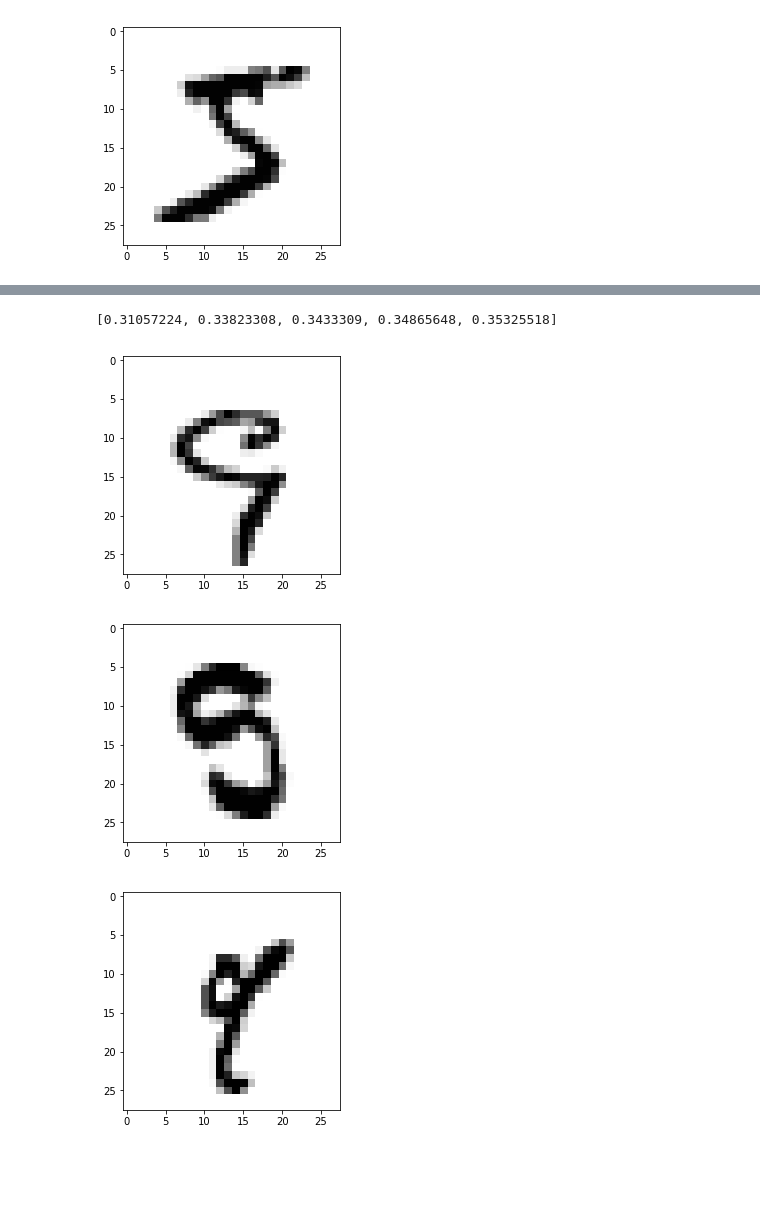
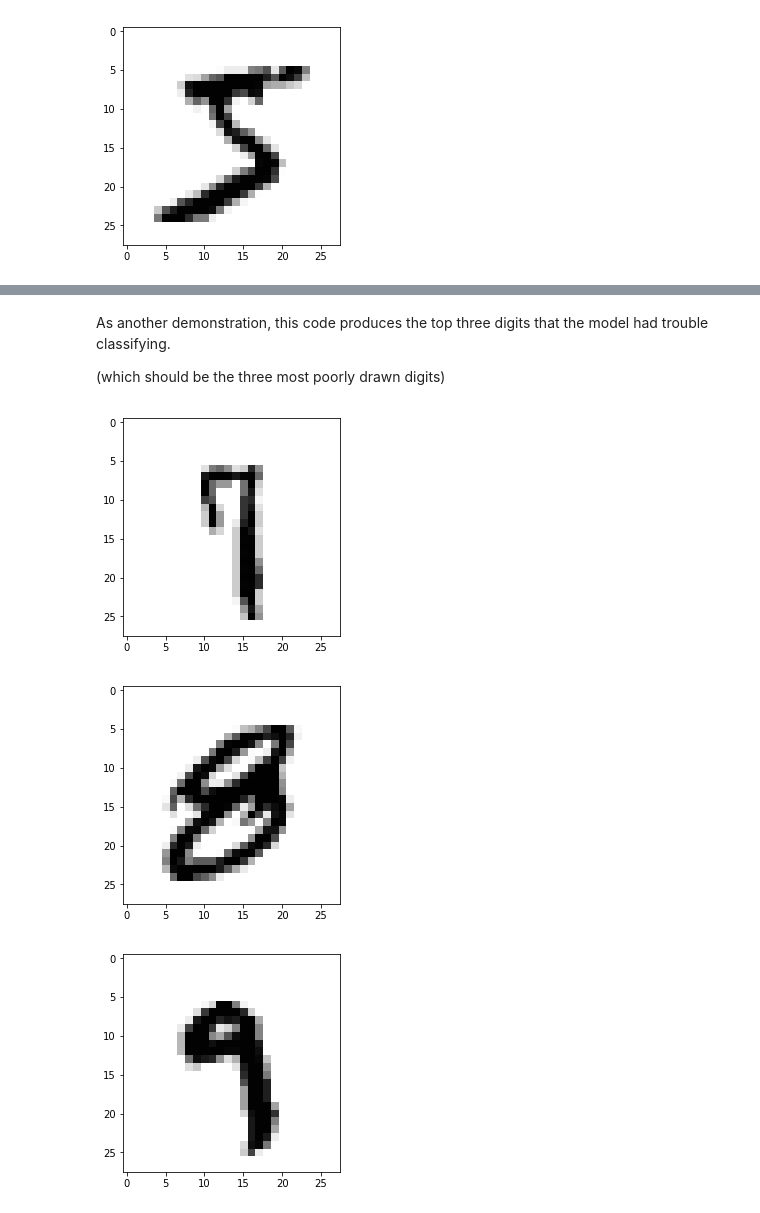
Before and after one commit to Ronan-H/digit-classification, a Jupyter notebook: model/model.ipynb, the cells around one changed output, grey strips where cells are left out. Saved outputs shown, nothing was run; the diff lists cells and outputs as text; code cells hidden in the pictures; blank space fills up the shorter version.

```diff
--- a/model/model.ipynb
+++ b/model/model.ipynb
@@ -135,15 +162,22 @@ predictions = model.predict(x_test)
-# %%
-confidence = [max(p) for p in predictions]
-print(sorted(confidence)[:5])
-confidence_sorted = np.argsort(confidence)
-# %% [output]
-[0.31057224, 0.33823308, 0.3433309, 0.34865648, 0.35325518]
-# %%
-for i in range(3):
-    plt.imshow([255 - i for i in x_test_raw[confidence_sorted[i]]], cmap='gray')
-    plt.show()
-    #"Label: {}".format(y_test_raw[lowest_confidence[i]])
-# %% [output]
-[figure, removed]
-[figure, removed]
-[figure, removed]
+# %% [markdown]
+As another demonstration, this code produces the top three digits that the model had trouble classifying.
+
+(which should be the three most poorly drawn digits)
+# %%
+# get predictions for each digit in the test set
+# (this differs from predict_classes, as this returns a probability distribution for each digit)
+predictions = model.predict(x_test)
+# get the highest prediction value for each digit (0-1 because of softmax)
+confidence = [np.std(p) / max(p) for p in predictions]
+# get indexes of sorted confidence values (smallest to largest)
+# a small max value from a probility distribution suggests uncertainty
+confidence_sorted = np.argsort(confidence)
+
+# plot those three digits
+for i in range(3):
+    plt.imshow([255 - i for i in x_test_raw[confidence_sorted[i]]], cmap='gray')
+    plt.show()
+# %% [output]
+[figure, added]
+[figure, added]
+[figure, added]
```
Also changed, not shown: parts of 22 cells of this notebook, 6 other files.
